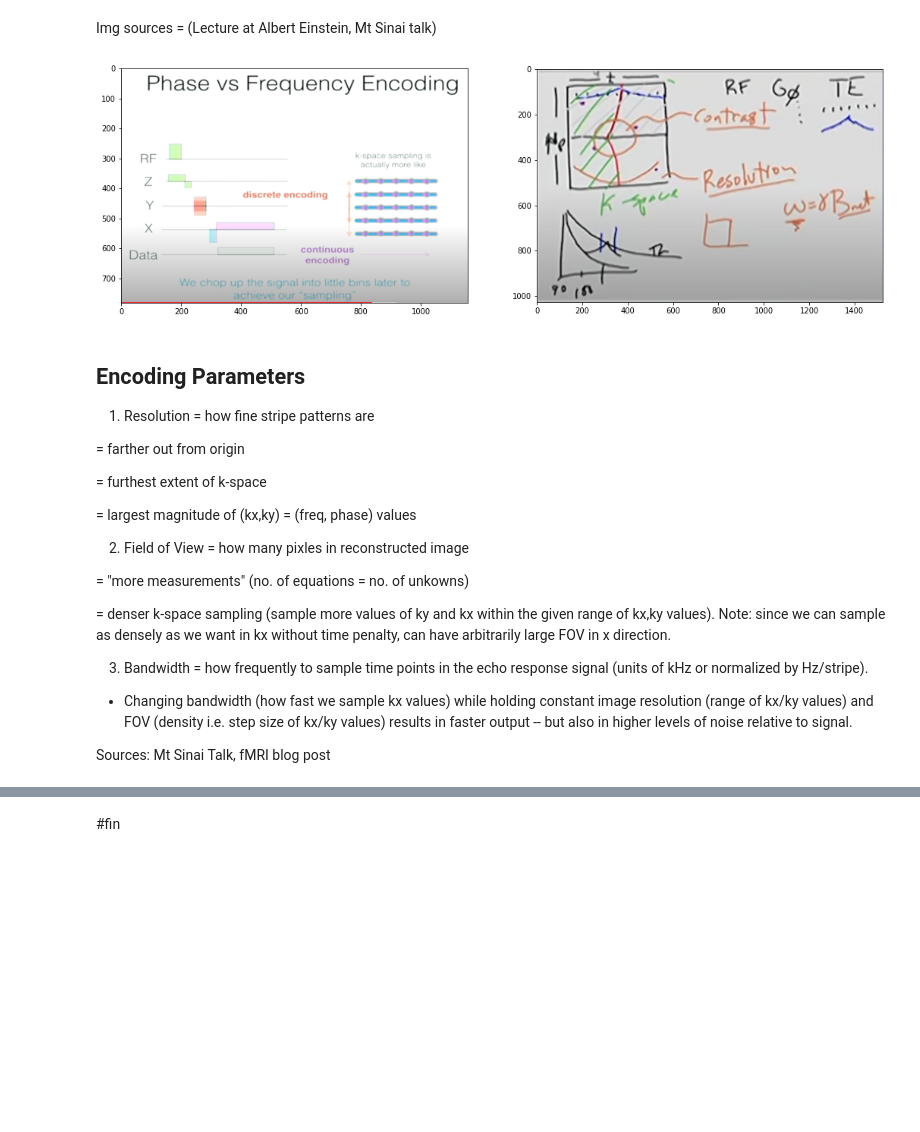
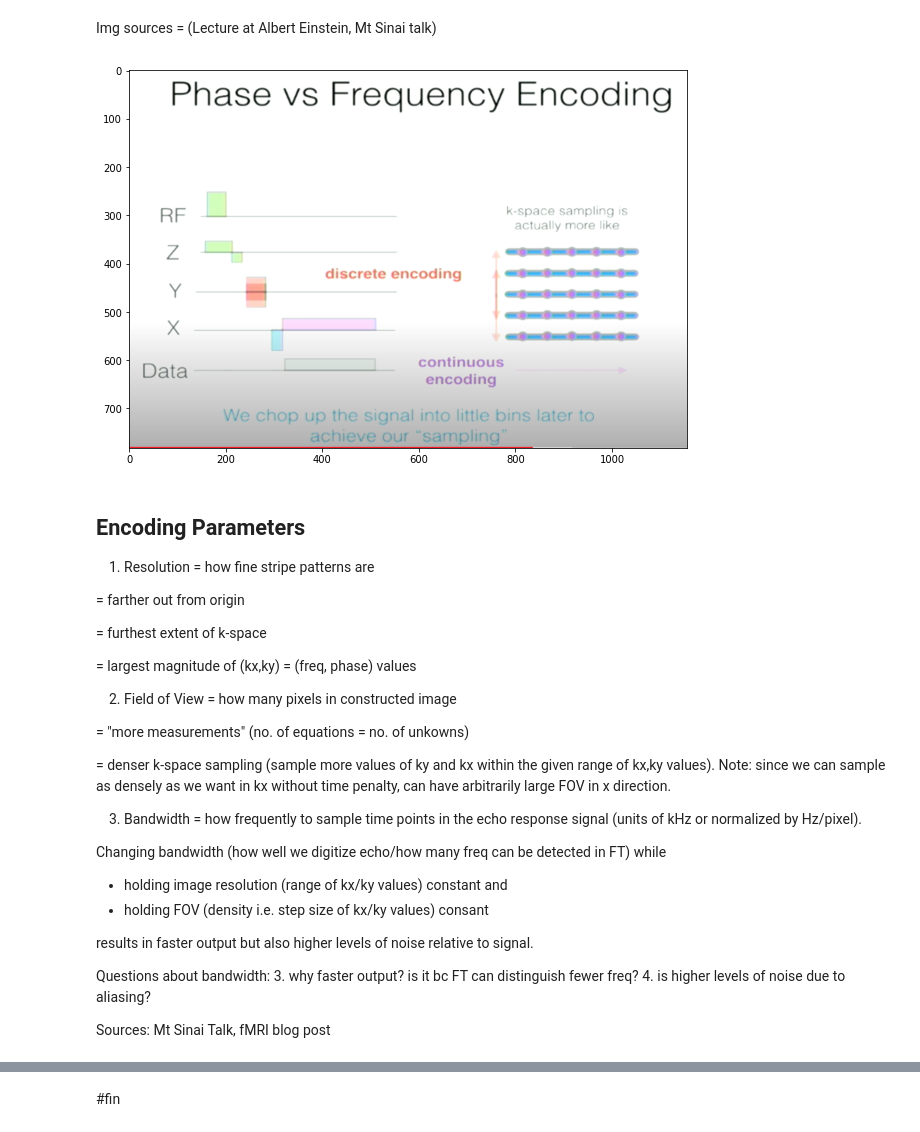
Before and after one commit to RGologorsky/fastmri, a Jupyter notebook: notes/01_notes_FastMRI.ipynb, the cells around one changed output, grey strips where cells are left out. Cells and saved outputs as stored; diff of their text form; code cells hidden in the pictures; blank space fills up the shorter version.

```diff
--- a/notes/01_notes_FastMRI.ipynb
+++ b/notes/01_notes_FastMRI.ipynb
@@ -254,9 +241,9 @@ Note:
 Img sources = (Lecture at Albert Einstein, Mt Sinai talk)
 # %%
 # img sources = (Lecture at Albert Einstein, Mt Sinai talk)
-img_plot("discrete_vs_cont.png", "einstein.png", ncols=2, figsize = (18,18))
+img_plot("discrete_vs_cont.png", figsize = (10,10))
 # %% [output]
-[figure, old version]
+[figure, new version]
 # %% [markdown]
 
 
@@ -270,16 +257,24 @@ img_plot("discrete_vs_cont.png", "einstein.png", ncols=2, figsize = (18,18))
  = largest magnitude of (kx,ky) = (freq, phase) values
 
 
-2. Field of View = how many pixles in reconstructed image
+2. Field of View = how many pixels in constructed image
 
  = "more measurements" (no. of equations = no. of unkowns)
 
  = denser k-space sampling (sample more values of ky and kx within the given range of kx,ky values). Note: since we can sample as densely as we want in kx without time penalty, can have arbitrarily large FOV in x direction.
 
 
-3. Bandwidth = how frequently to sample time points in the echo response signal (units of kHz or normalized by Hz/stripe).
+3. Bandwidth = how frequently to sample time points in the echo response signal (units of kHz or normalized by Hz/pixel).
 
- - Changing bandwidth (how fast we sample kx values) while holding constant image resolution (range of kx/ky values) and FOV (density i.e. step size of kx/ky values) results in faster output -- but also in higher levels of noise relative to signal.
+ Changing bandwidth (how well we digitize echo/how many freq can be detected in FT) while
+  - holding image resolution (range of kx/ky values) constant and
+  - holding FOV (density i.e. step size of kx/ky values) consant
+
+results in faster output but also higher levels of noise relative to signal.
+
+ Questions about bandwidth:
+ 3. why faster output? is it bc FT can distinguish fewer freq?
+ 4. is higher levels of noise due to aliasing?
 
  Sources: Mt Sinai Talk, fMRI blog post
 # %% [markdown]
```
Also changed, not shown: parts of 24 cells of this notebook.
